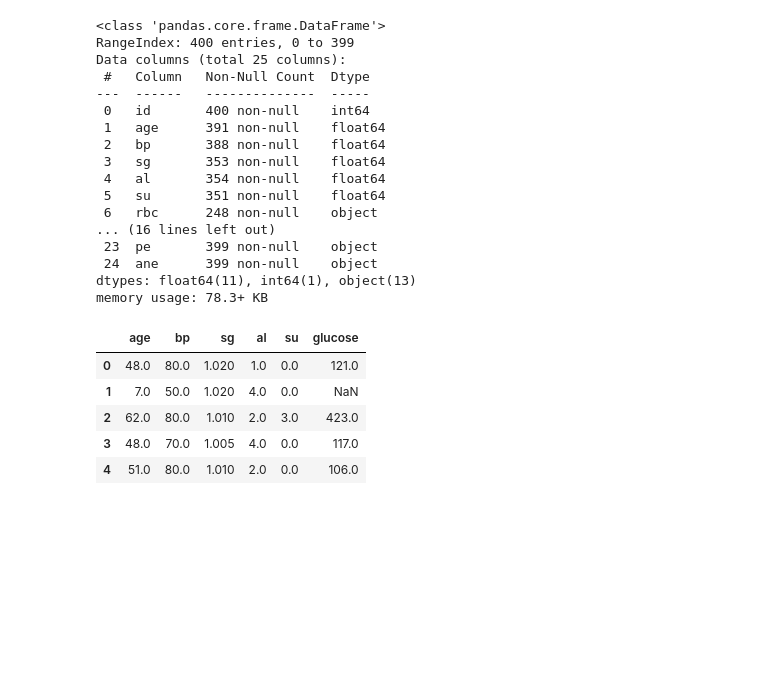
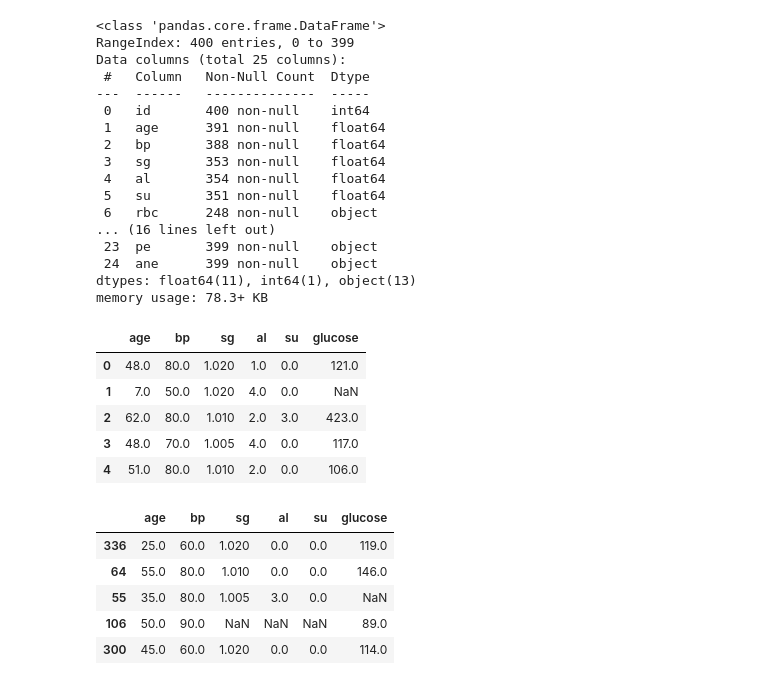
Before and after one commit to DINESHKONALA/PYTHON, a Jupyter notebook: Data_Science/7_Implementing_k-Nearest_Neighbors.ipynb, the cells around one changed output. Saved outputs shown, nothing was run; the diff lists cells and outputs as text; code cells hidden in the pictures; blank space fills up the shorter version.

```diff
--- a/Data_Science/7_Implementing_k-Nearest_Neighbors.ipynb
+++ b/Data_Science/7_Implementing_k-Nearest_Neighbors.ipynb
@@ -138,3 +131,15 @@ x.head()
 | 2 | 62.0 | 80.0 | 1.010 | 2.0 | 3.0 | 423.0 |
 | 3 | 48.0 | 70.0 | 1.005 | 4.0 | 0.0 | 117.0 |
 | 4 | 51.0 | 80.0 | 1.010 | 2.0 | 0.0 | 106.0 |
+# %%
+
+X_train , X_test , Y_train , Y_test = train_test_split(x, y, test_size=0.2, random_state=0)
+# %%
+X_train.head()
+# %% [output]
+|  | age | bp | sg | al | su | glucose |
+| 336 | 25.0 | 60.0 | 1.020 | 0.0 | 0.0 | 119.0 |
+| 64 | 55.0 | 80.0 | 1.010 | 0.0 | 0.0 | 146.0 |
+| 55 | 35.0 | 80.0 | 1.005 | 3.0 | 0.0 | NaN |
+| 106 | 50.0 | 90.0 | NaN | NaN | NaN | 89.0 |
+| 300 | 45.0 | 60.0 | 1.020 | 0.0 | 0.0 | 114.0 |
```
Also changed, not shown: parts of 15 cells of this notebook, 15 other files.
